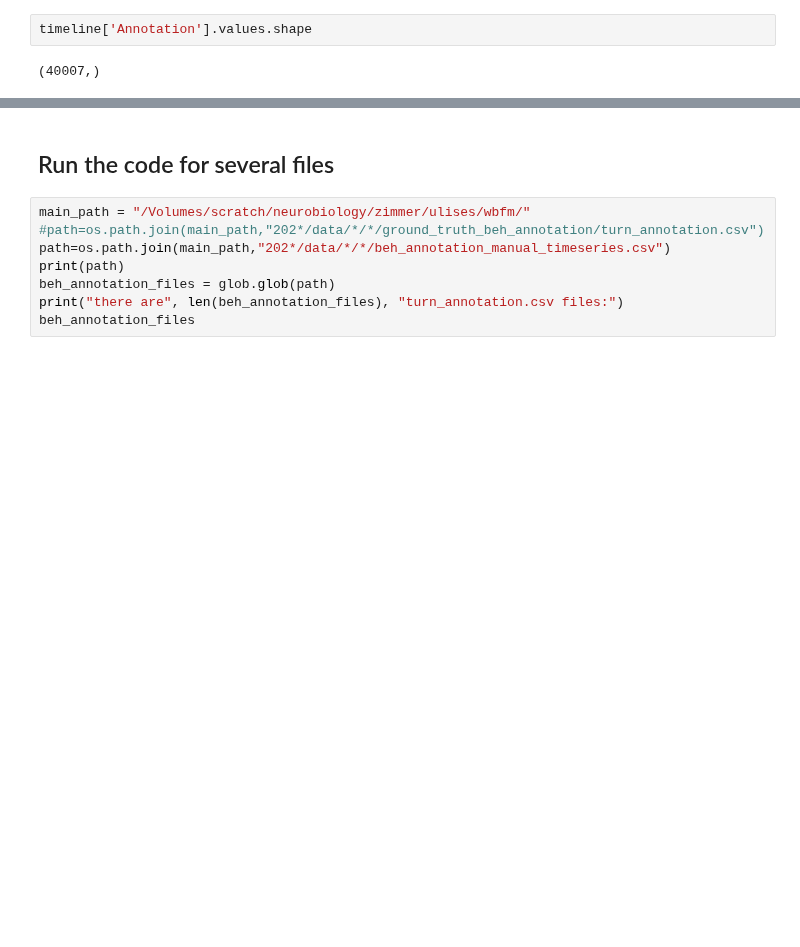
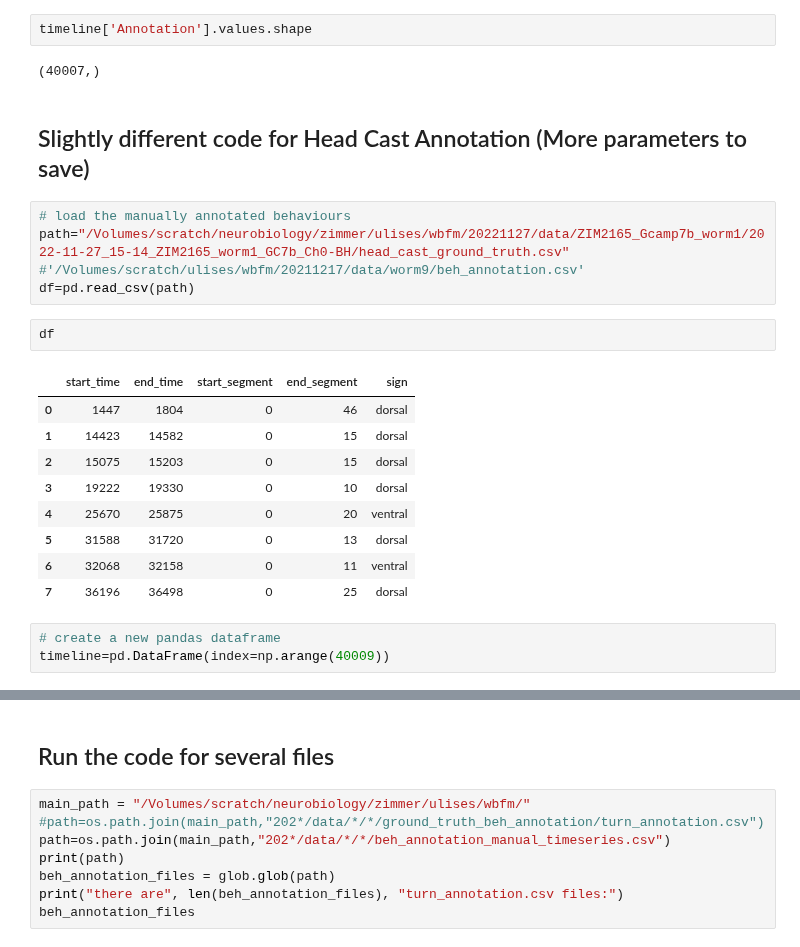
Before and after one commit to leonkontorovich/centerline_behavior_annotation, a Jupyter notebook: behavior_analysis/src/behavioural_annotation.ipynb, the cells around one changed output, grey strips where cells are left out. Drawn from its saved outputs; the diff is of its cells as text; blank space fills up the shorter version.

Commit message:
added some extra cells to work on head cast annotation

```diff
--- a/behavior_analysis/src/behavioural_annotation.ipynb
+++ b/behavior_analysis/src/behavioural_annotation.ipynb
@@ -155,3 +155,25 @@ ax.imshow(a, origin="upper", cmap='tab10', aspect=20*100)
 timeline['Annotation'].values.shape
 # %% [output]
 (40007,)
+# %% [markdown]
+## Slightly different code for Head Cast Annotation (More parameters to save)
+# %%
+# load the manually annotated behaviours
+path="/Volumes/scratch/neurobiology/zimmer/ulises/wbfm/20221127/data/ZIM2165_Gcamp7b_worm1/2022-11-27_15-14_ZIM2165_worm1_GC7b_Ch0-BH/head_cast_ground_truth.csv"
+#'/Volumes/scratch/ulises/wbfm/20211217/data/worm9/beh_annotation.csv'
+df=pd.read_csv(path)
+# %%
+df
+# %% [output]
+|  | start_time | end_time | start_segment | end_segment | sign |
+| 0 | 1447 | 1804 | 0 | 46 | dorsal |
+| 1 | 14423 | 14582 | 0 | 15 | dorsal |
+| 2 | 15075 | 15203 | 0 | 15 | dorsal |
+| 3 | 19222 | 19330 | 0 | 10 | dorsal |
+| 4 | 25670 | 25875 | 0 | 20 | ventral |
+| 5 | 31588 | 31720 | 0 | 13 | dorsal |
+| 6 | 32068 | 32158 | 0 | 11 | ventral |
+| 7 | 36196 | 36498 | 0 | 25 | dorsal |
+# %%
+# create a new pandas dataframe
+timeline=pd.DataFrame(index=np.arange(40009))
```
Also changed, not shown: parts of 2 cells of this notebook.
